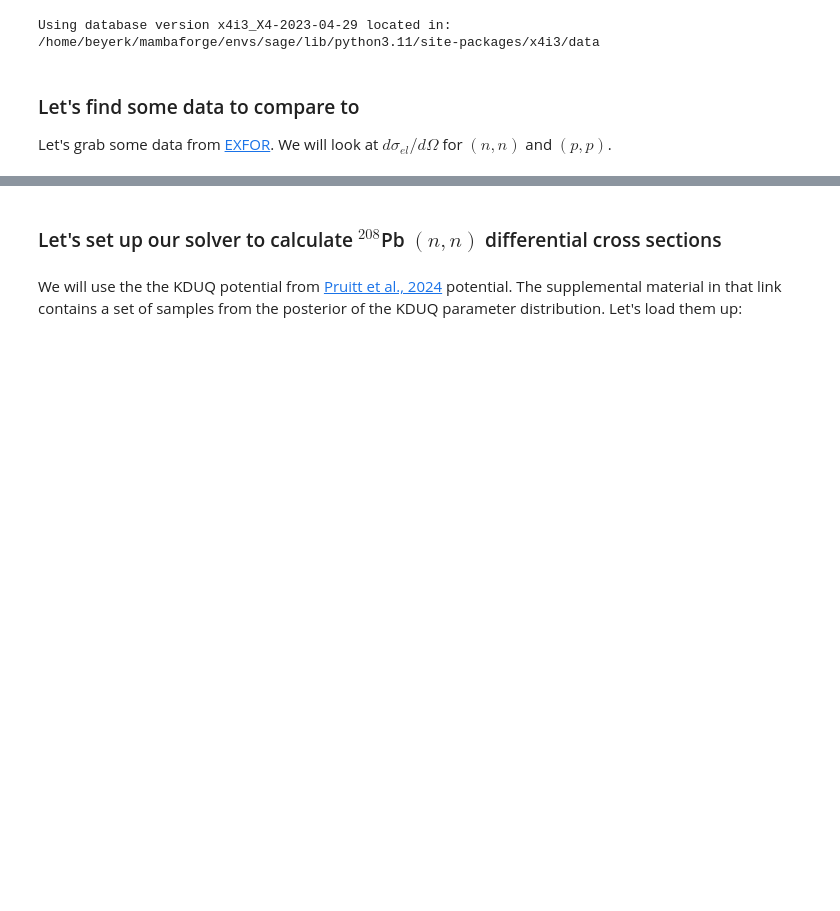
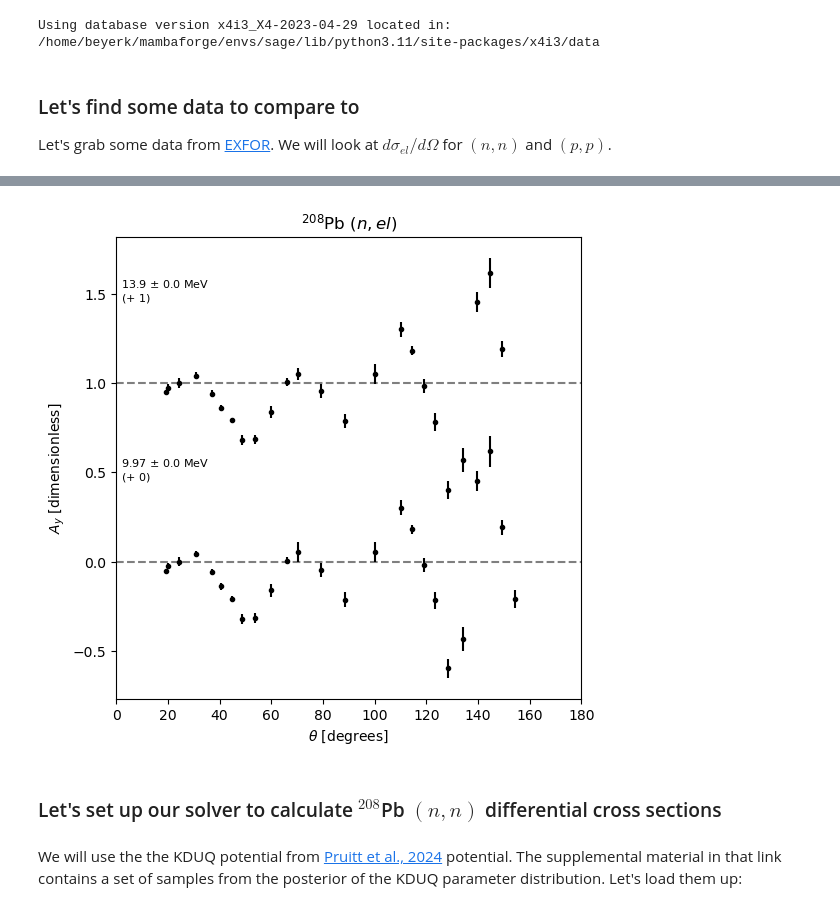
Before and after one commit to beykyle/jitr, a Jupyter notebook: examples/notebooks/kduq_cross_section_uq_tutorial.ipynb, the cells around one changed output, grey strips where cells are left out. Cells and saved outputs as stored; diff of their text form; code cells hidden in the pictures; blank space fills up the shorter version.

```diff
--- a/examples/notebooks/kduq_cross_section_uq_tutorial.ipynb
+++ b/examples/notebooks/kduq_cross_section_uq_tutorial.ipynb
@@ -99,0 +73,12 @@ print(
+# %%
+all_entries_Ay = exfor_tools.get_exfor_differential_data(
+    target=Pb208,
+    projectile=(1, 0),
+    quantity="Ay",
+    product="EL",
+    energy_range=[7, 20],  # MeV
+)
+all_measurements_Ay = exfor_tools.sort_measurements_by_energy(all_entries_Ay)
+print(
+    f"Found measurements at {len(list(all_entries_Ay))} different energies for (n,n) on 208-Pb"
+)
@@ -112,3 +109,16 @@ all_entries[exfor_keys[0]].plot_experiment(
+# %%
+fig, ax = plt.subplots(1, 1, figsize=(6, 6))
+exfor_keys = list(all_entries_Ay.keys())
+all_entries_Ay[exfor_keys[0]].plot_experiment(
+    ax,
+    offsets=1,
+    log=False,
+    label_offset_factor=0.5,
+    label_hloc_deg=2,
+    add_baseline=True,
+)
+# %% [output]
+[figure, added]
 # %% [markdown]
 ### Let's set up our solver to calculate $^{208}$Pb $(n,n)$ differential cross sections
 # %% [markdown]
```
Also changed, not shown: parts of 12 cells of this notebook, 3 other files.
